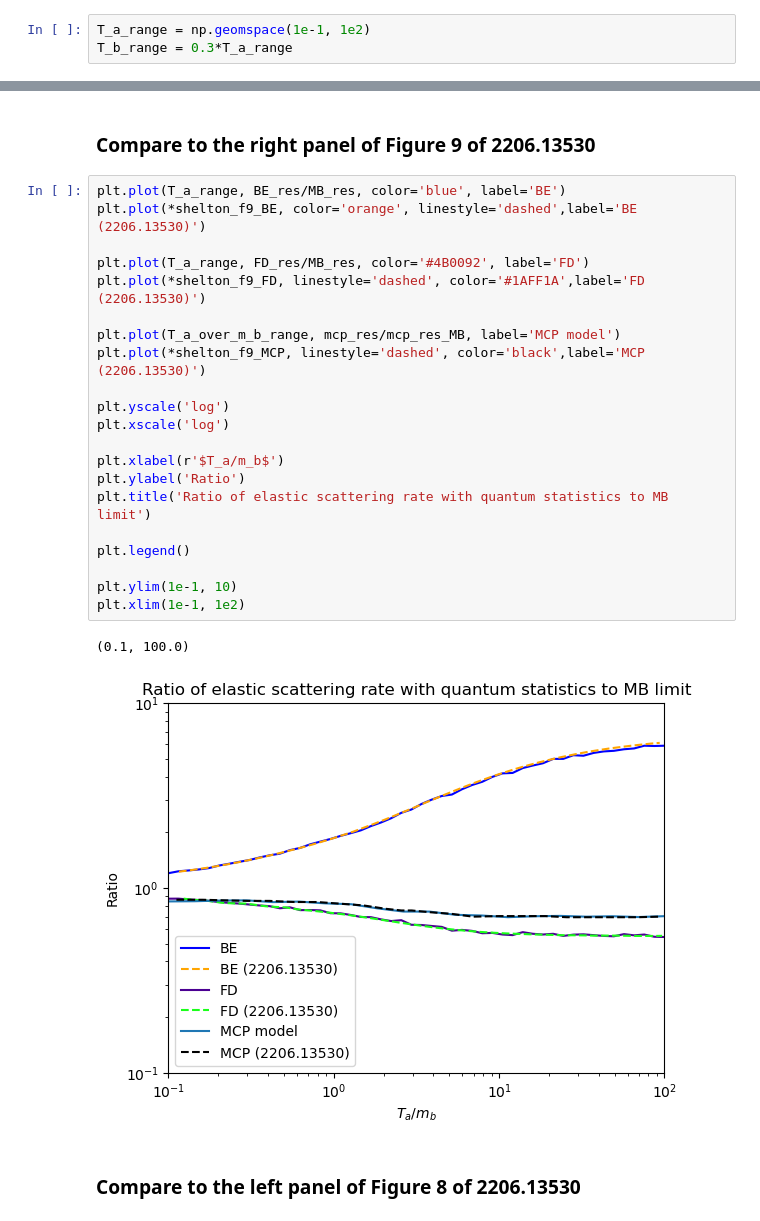
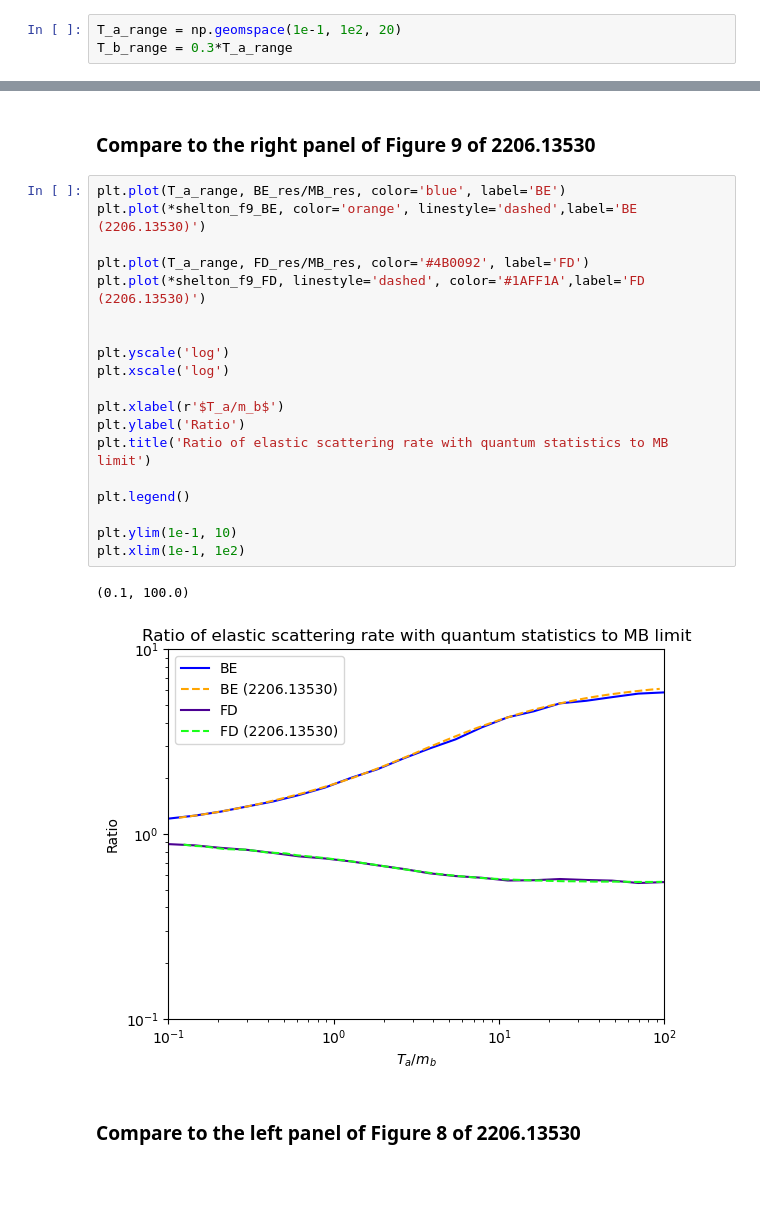
Before and after one commit to Duncan-Adams/mcp_boltzmann, a Jupyter notebook: notebooks/mcp_elastic_scatt.ipynb, the cells around one changed output, grey strips where cells are left out. Cells and saved outputs as stored; diff of their text form; blank space fills up the shorter version.

```diff
--- a/notebooks/mcp_elastic_scatt.ipynb
+++ b/notebooks/mcp_elastic_scatt.ipynb
@@ -51,7 +67,7 @@ test_proc_MB.matrix_element_nml['c002'] = 1.0
 test_proc_FD.matrix_element_nml['c002'] = 1.0
 test_proc_BE.matrix_element_nml['c002'] = 1.0
 # %%
-T_a_range = np.geomspace(1e-1, 1e2)
+T_a_range = np.geomspace(1e-1, 1e2, 20)
 T_b_range = 0.3*T_a_range
 # %%
 MB_res = np.zeros(len(T_a_range))
@@ -161,26 +109,24 @@ shelton_f9_MCP = load_csv('../input/fig/2206.13530_fig9_right_MCP Model.csv')
 # %%
 plt.plot(T_a_range, BE_res/MB_res, color='blue', label='BE')
 plt.plot(*shelton_f9_BE, color='orange', linestyle='dashed',label='BE (2206.13530)')
 
 plt.plot(T_a_range, FD_res/MB_res, color='#4B0092', label='FD')
 plt.plot(*shelton_f9_FD, linestyle='dashed', color='#1AFF1A',label='FD (2206.13530)')
 
-plt.plot(T_a_over_m_b_range, mcp_res/mcp_res_MB, label='MCP model')
-plt.plot(*shelton_f9_MCP, linestyle='dashed', color='black',label='MCP (2206.13530)')
 
 plt.yscale('log')
 plt.xscale('log')
 
 plt.xlabel(r'$T_a/m_b$')
 plt.ylabel('Ratio')
 plt.title('Ratio of elastic scattering rate with quantum statistics to MB limit')
 
 plt.legend()
 
 plt.ylim(1e-1, 10)
 plt.xlim(1e-1, 1e2)
 # %% [output]
 (0.1, 100.0)
-[figure, old version]
+[figure, new version]
 # %% [markdown]
 ### Compare to the left panel of Figure 8 of 2206.13530
```
Also changed, not shown: parts of 33 cells of this notebook, 2 other files.
